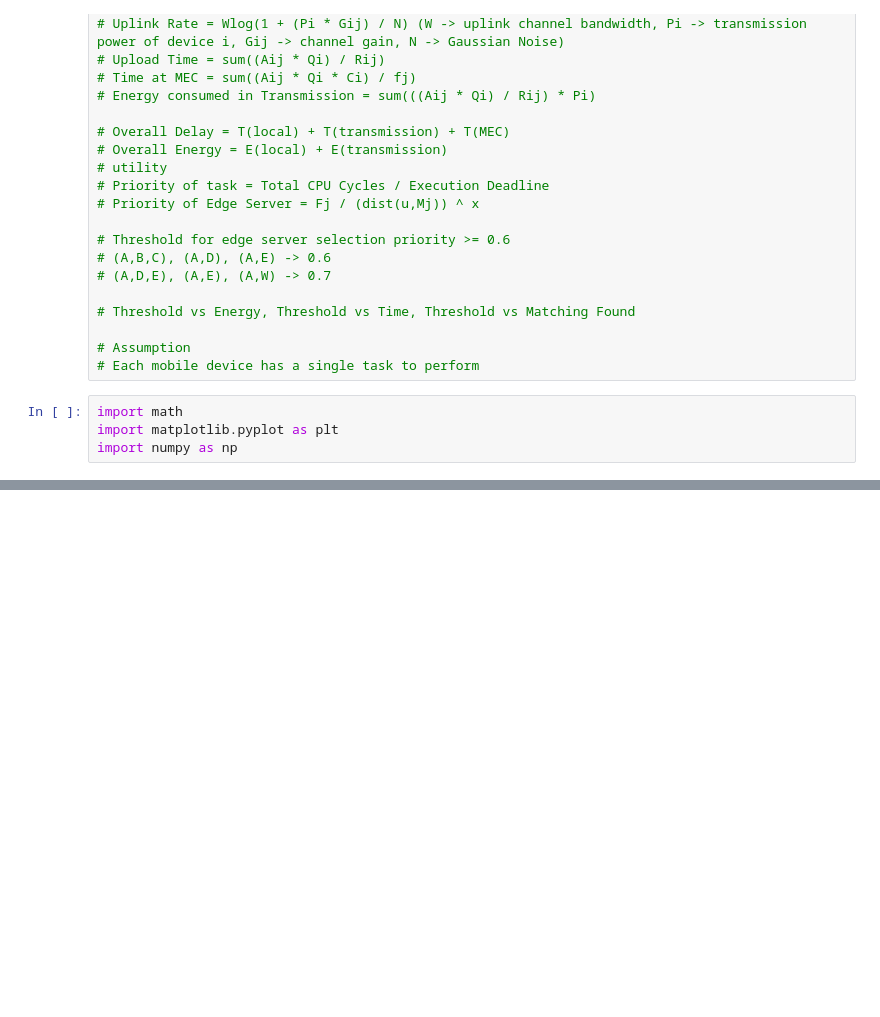
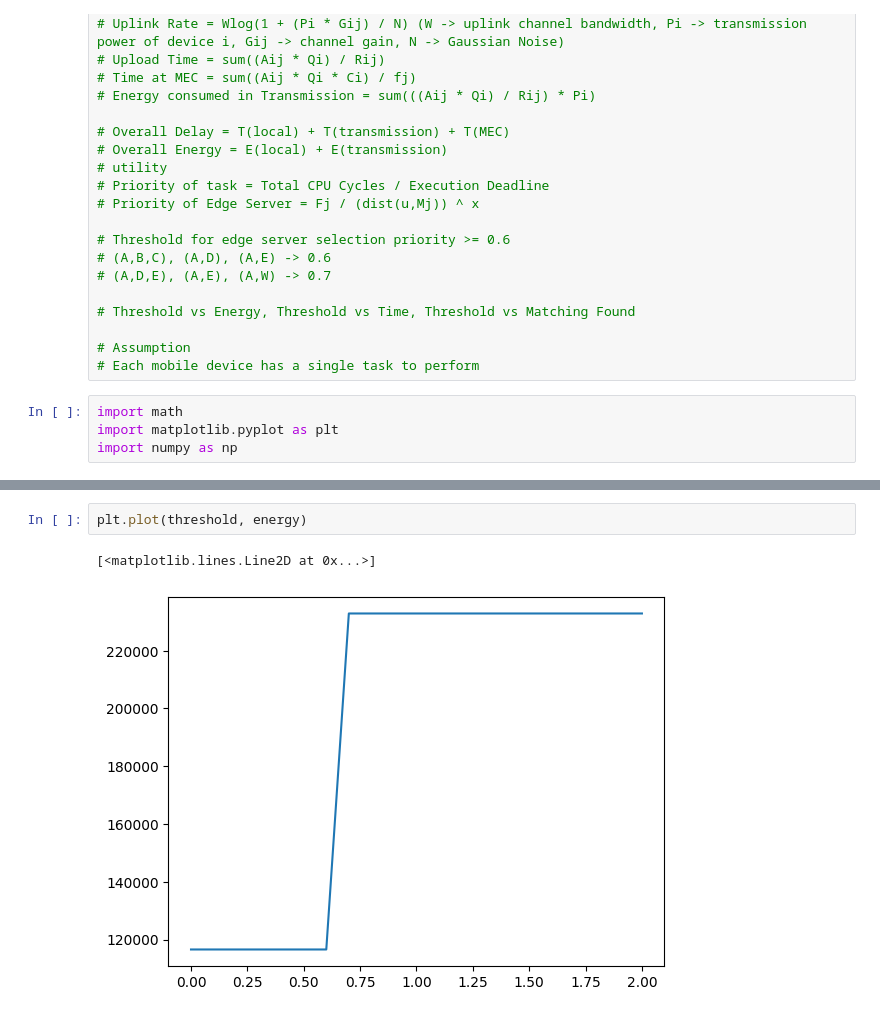
Before and after one commit to Zaid944/Task_Offloading, a Jupyter notebook: BTP.ipynb, the cells around one changed output, grey strips where cells are left out. Cells and saved outputs as stored; diff of their text form; blank space fills up the shorter version.

Commit message:
graph plotted

```diff
--- a/BTP.ipynb
+++ b/BTP.ipynb
@@ -192,0 +189,5 @@ overall energy consumption is : 116549.7208545564
+# %%
+plt.plot(threshold, energy)
+# %% [output]
+[<matplotlib.lines.Line2D at 0x...>]
+[figure, added]
```
Also changed, not shown: parts of 11 cells of this notebook.
